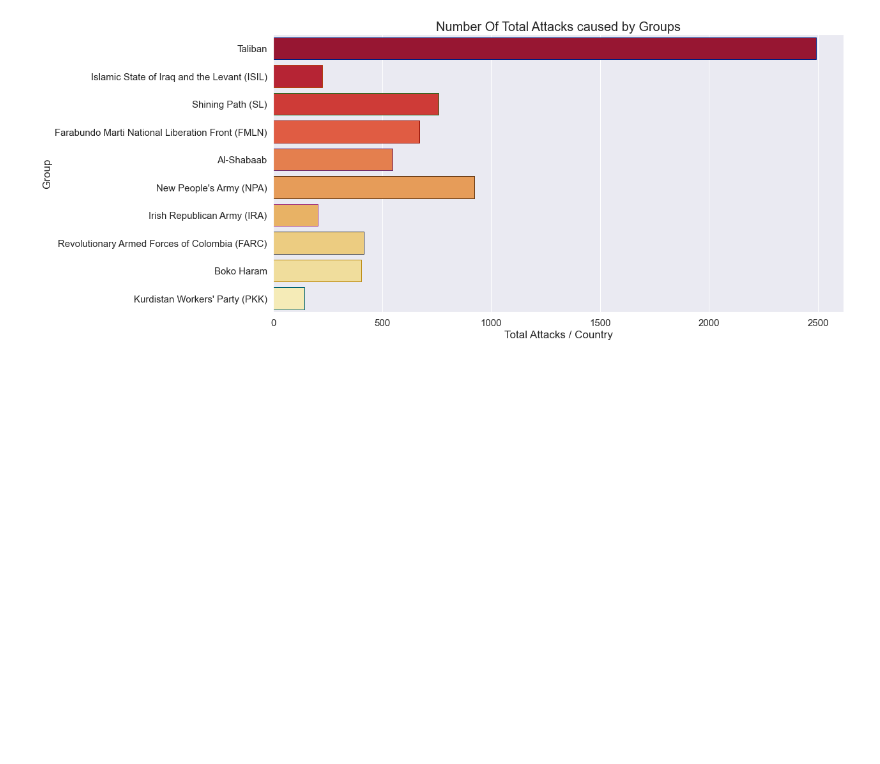
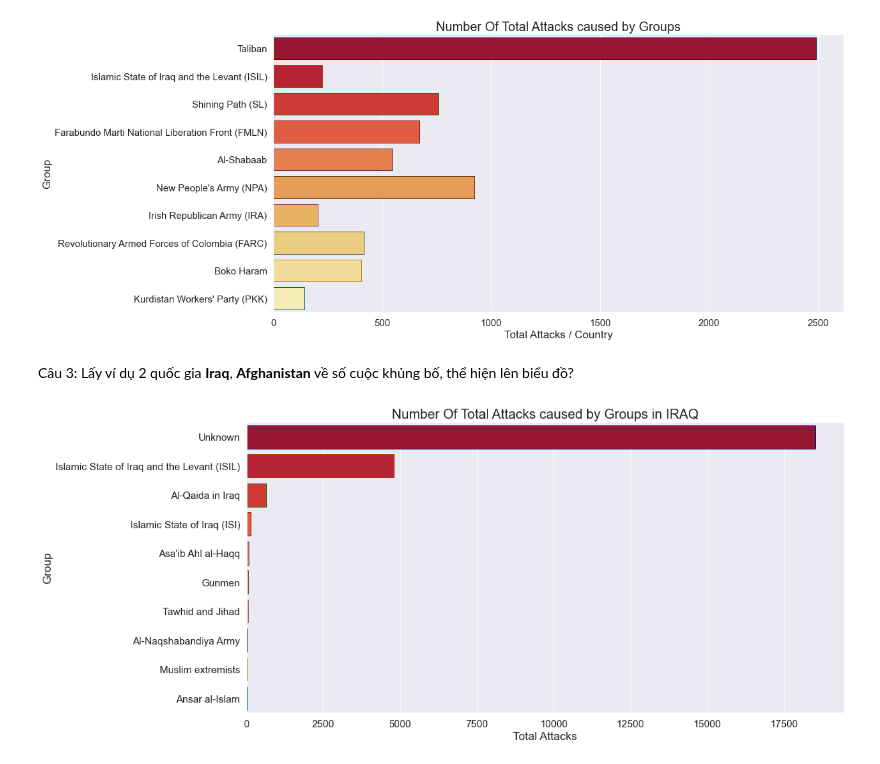
Before and after one commit to tuph-tech/LTKHDL-final, a Jupyter notebook: 1712861-PhanHuuTu.ipynb, the cells around one changed output. Cells and saved outputs as stored; diff of their text form; code cells hidden in the pictures; blank space fills up the shorter version.

```diff
--- a/1712861-PhanHuuTu.ipynb
+++ b/1712861-PhanHuuTu.ipynb
@@ -452,3 +452,35 @@ plt.title('Number Of Total Attacks caused by Groups', fontsize=20)
 plt.show()
 # %% [output]
 [figure]
+# %% [markdown]
+Câu 3: Lấy ví dụ 2 quốc gia **Iraq**, **Afghanistan** về số cuộc khủng bố, thể hiện lên biểu đồ?
+# %%
+Iraq_df = df[df['country'] == 'Iraq'].reset_index()
+Afghanistan_df = df[df['country'] == 'Afghanistan'].reset_index()
+
+#dữ liệu các phần tử gây ra khủng bố ở Iraq
+Iraq_group_attacks = Iraq_df['group'].value_counts().reset_index()
+Iraq_group_attacks.columns = ['group', 'Total Attacks']
+
+#dữ liệu các phần tử gây ra khủng bố ở Iraq
+Afghanistan_group_attacks = Afghanistan_df['group'].value_counts().reset_index()
+Afghanistan_group_attacks.columns = ['group', 'Total Attacks']
+# %%
+# vẽ biểu đồ top 10 các nhóm có số lần khủng bố ở Iraq
+ax = sns.barplot(x='Total Attacks', y='group',
+                 data=Iraq_group_attacks[:10],
+                 palette= 'YlOrRd_r',
+                 edgecolor=sns.color_palette('dark',25))
+
+# Thiết lập 1 số thuộc tính biểu đồ
+ax.set_xlabel('Total Attacks', fontsize=17)
+ax.set_ylabel('Group', fontsize=17)
+
+plt.xticks(fontsize=15)
+plt.yticks(fontsize=15)
+
+plt.title('Number Of Total Attacks caused by Groups in IRAQ', fontsize=20)
+
+plt.show()
+# %% [output]
+[figure, added]
```
Also changed, not shown: parts of 4 cells of this notebook.
